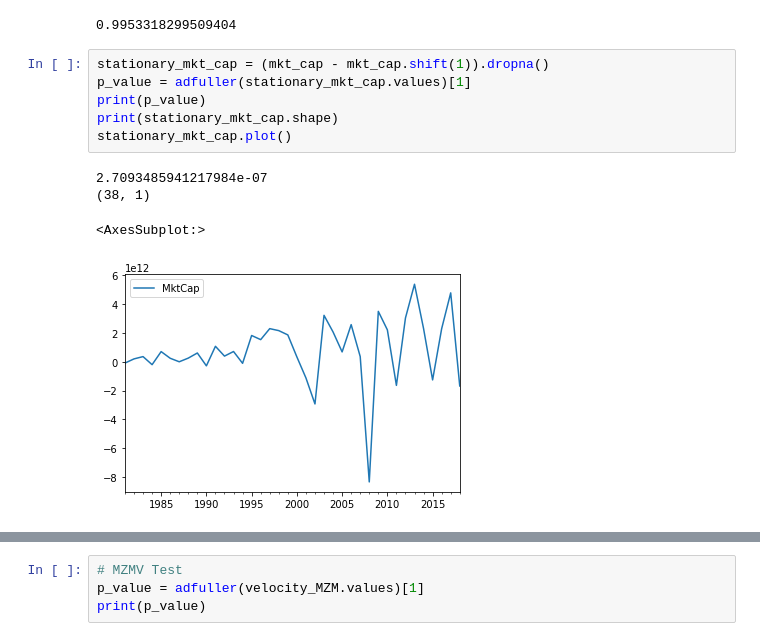
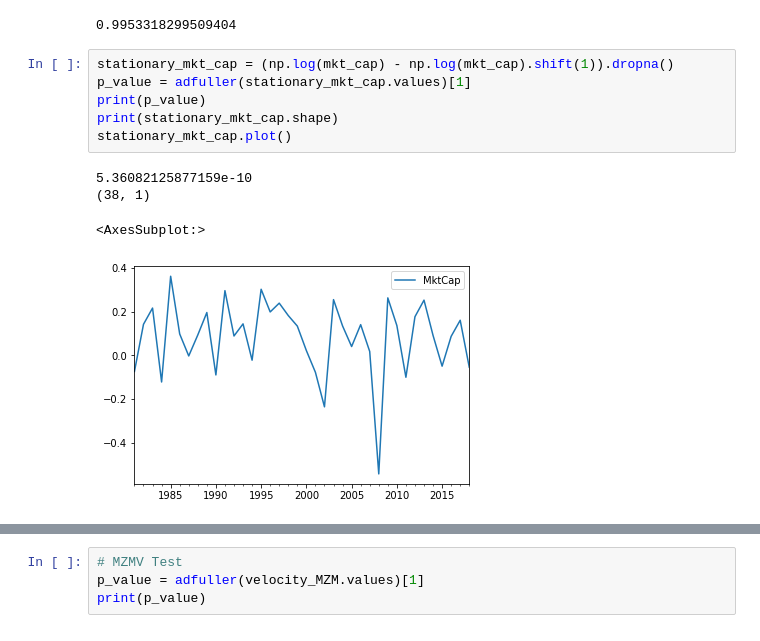
Before and after one commit to felipe-fp/corcovado, a Jupyter notebook: velocity_analysis/velocity_and_financial_mkt.ipynb, the cells around one changed output, grey strips where cells are left out. Saved outputs shown, nothing was run; the diff lists cells and outputs as text.

```diff
--- a/velocity_analysis/velocity_and_financial_mkt.ipynb
+++ b/velocity_analysis/velocity_and_financial_mkt.ipynb
@@ -66,16 +66,16 @@ print(p_value)
 # %% [output]
 0.9953318299509404
 # %%
-stationary_mkt_cap = (mkt_cap - mkt_cap.shift(1)).dropna()
+stationary_mkt_cap = (np.log(mkt_cap) - np.log(mkt_cap).shift(1)).dropna()
 p_value = adfuller(stationary_mkt_cap.values)[1]
 print(p_value)
 print(stationary_mkt_cap.shape)
 stationary_mkt_cap.plot()
 # %% [output]
-2.7093485941217984e-07
+5.36082125877159e-10
 (38, 1)
 <AxesSubplot:>
-[figure, old version]
+[figure, new version]
 # %%
 # velocity  M1 test
 p_value = adfuller(velocity_M1.values)[1]
```
Also changed, not shown: parts of 47 cells of this notebook, 1 other file.
